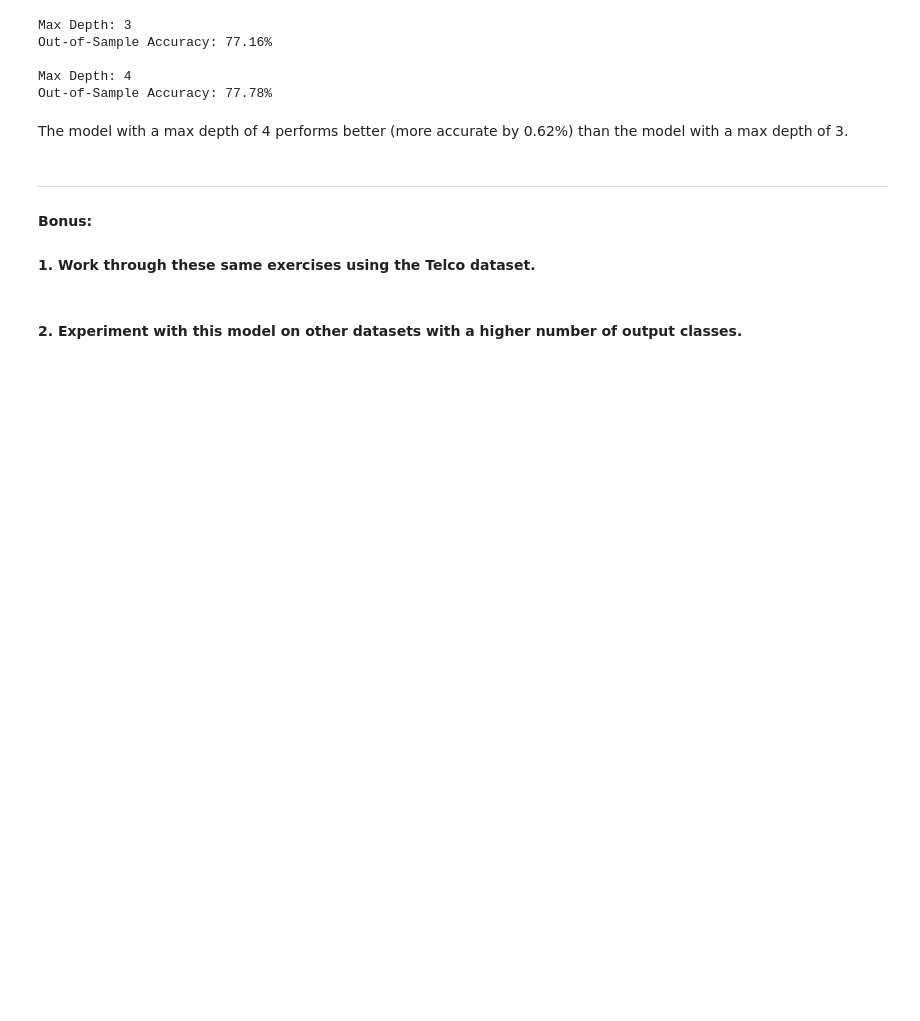
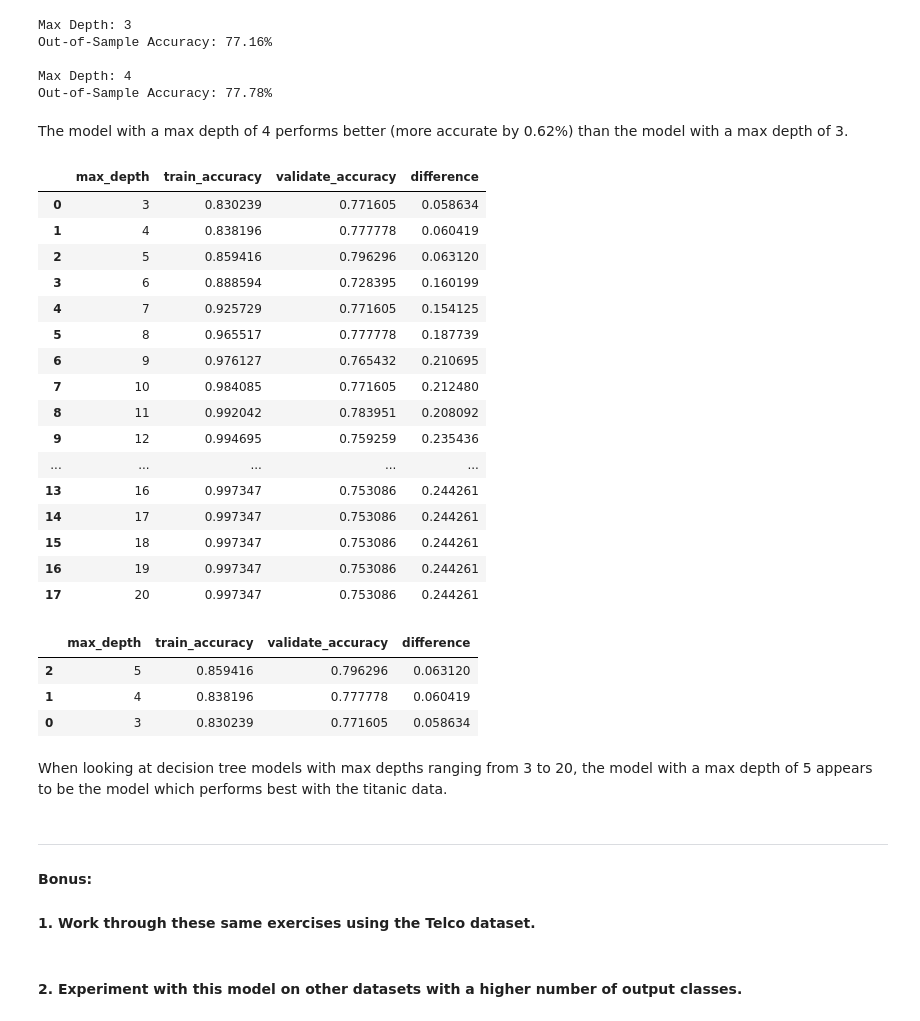
Before and after one commit to sophia-stewart/classification-exercises, a Jupyter notebook: model.ipynb, the cells around one changed output. Saved outputs shown, nothing was run; the diff lists cells and outputs as text; code cells hidden in the pictures; blank space fills up the shorter version.

Commit message:
Added solutions and notes from review

```diff
--- a/model.ipynb
+++ b/model.ipynb
@@ -203,6 +203,53 @@ Max Depth: 4
 Out-of-Sample Accuracy: 77.78%
 # %% [markdown]
 The model with a max depth of 4 performs better (more accurate by 0.62%) than the model with a max depth of 3.
+# %%
+# using method from review to try out several max_depth values:
+# use for loop, dictionary, and dataframe to view accuracies/differences in train/validate accuracy
+scores = []
+for n in range(3, 21):
+    tree = DecisionTreeClassifier(max_depth=n, random_state=123)
+    tree = tree.fit(x_train, y_train)
+    accuracy_train = tree.score(x_train, y_train)
+    accuracy_validate = tree.score(x_validate, y_validate)
+    output = {'max_depth':n,
+              'train_accuracy':accuracy_train,
+              'validate_accuracy':accuracy_validate}
+    scores.append(output)
+decision_trees = pd.DataFrame(scores)
+decision_trees['difference'] = decision_trees.train_accuracy - decision_trees.validate_accuracy
+decision_trees
+# %% [output]
+|  | max_depth | train_accuracy | validate_accuracy | difference |
+| 0 | 3 | 0.830239 | 0.771605 | 0.058634 |
+| 1 | 4 | 0.838196 | 0.777778 | 0.060419 |
+| 2 | 5 | 0.859416 | 0.796296 | 0.063120 |
+| 3 | 6 | 0.888594 | 0.728395 | 0.160199 |
+| 4 | 7 | 0.925729 | 0.771605 | 0.154125 |
+| 5 | 8 | 0.965517 | 0.777778 | 0.187739 |
+| 6 | 9 | 0.976127 | 0.765432 | 0.210695 |
+| 7 | 10 | 0.984085 | 0.771605 | 0.212480 |
+| 8 | 11 | 0.992042 | 0.783951 | 0.208092 |
+| 9 | 12 | 0.994695 | 0.759259 | 0.235436 |
+| ... | ... | ... | ... | ... |
+| 13 | 16 | 0.997347 | 0.753086 | 0.244261 |
+| 14 | 17 | 0.997347 | 0.753086 | 0.244261 |
+| 15 | 18 | 0.997347 | 0.753086 | 0.244261 |
+| 16 | 19 | 0.997347 | 0.753086 | 0.244261 |
+| 17 | 20 | 0.997347 | 0.753086 | 0.244261 |
+# %%
+# narrow results to those with a train/validate difference below 0.1 (to avoid choosing an overfit model)
+# sort by validate_accuracy and then by difference;
+# want to see most accurate model on out-of-sample data
+# and one with lowest difference if models have same validate_accuracy
+decision_trees[decision_trees.difference<=0.1].sort_values(by=['validate_accuracy', 'difference'], ascending=[False, True])
+# %% [output]
+|  | max_depth | train_accuracy | validate_accuracy | difference |
+| 2 | 5 | 0.859416 | 0.796296 | 0.063120 |
+| 1 | 4 | 0.838196 | 0.777778 | 0.060419 |
+| 0 | 3 | 0.830239 | 0.771605 | 0.058634 |
+# %% [markdown]
+When looking at decision tree models with max depths ranging from 3 to 20, the model with a max depth of 5 appears to be the model which performs best with the titanic data.
 # %% [markdown]
 ------------------------
 
```
Also changed, not shown: parts of 50 cells of this notebook.
